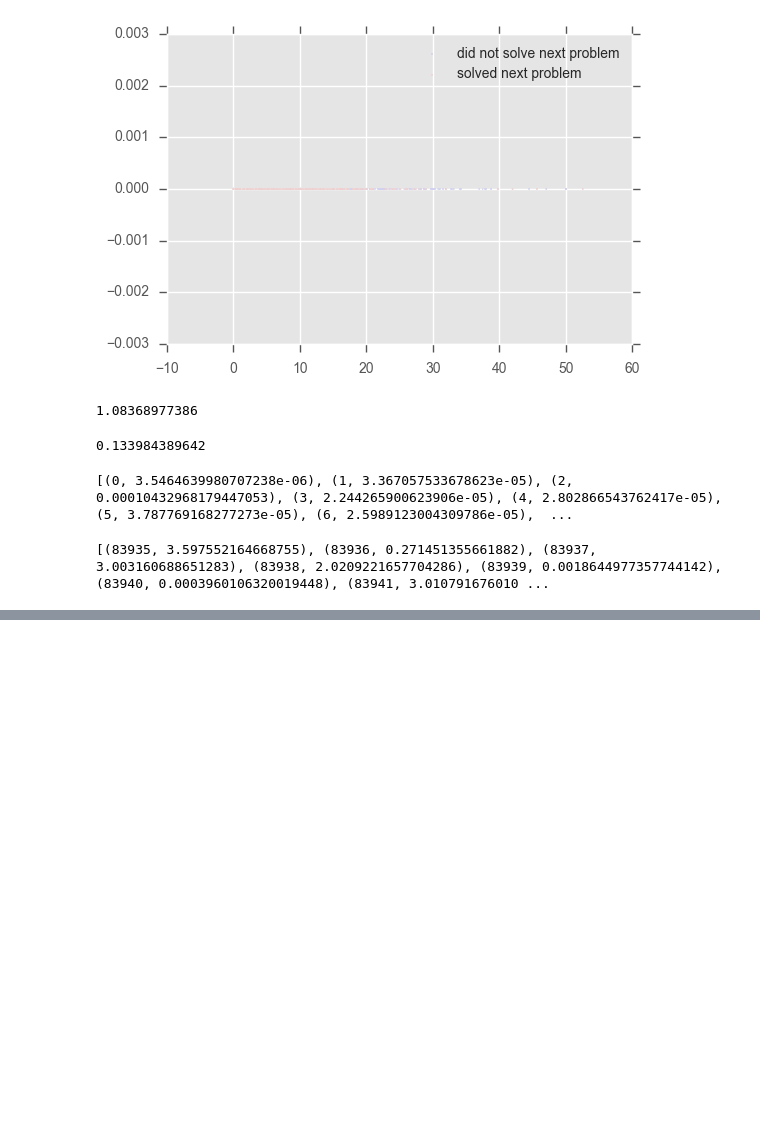
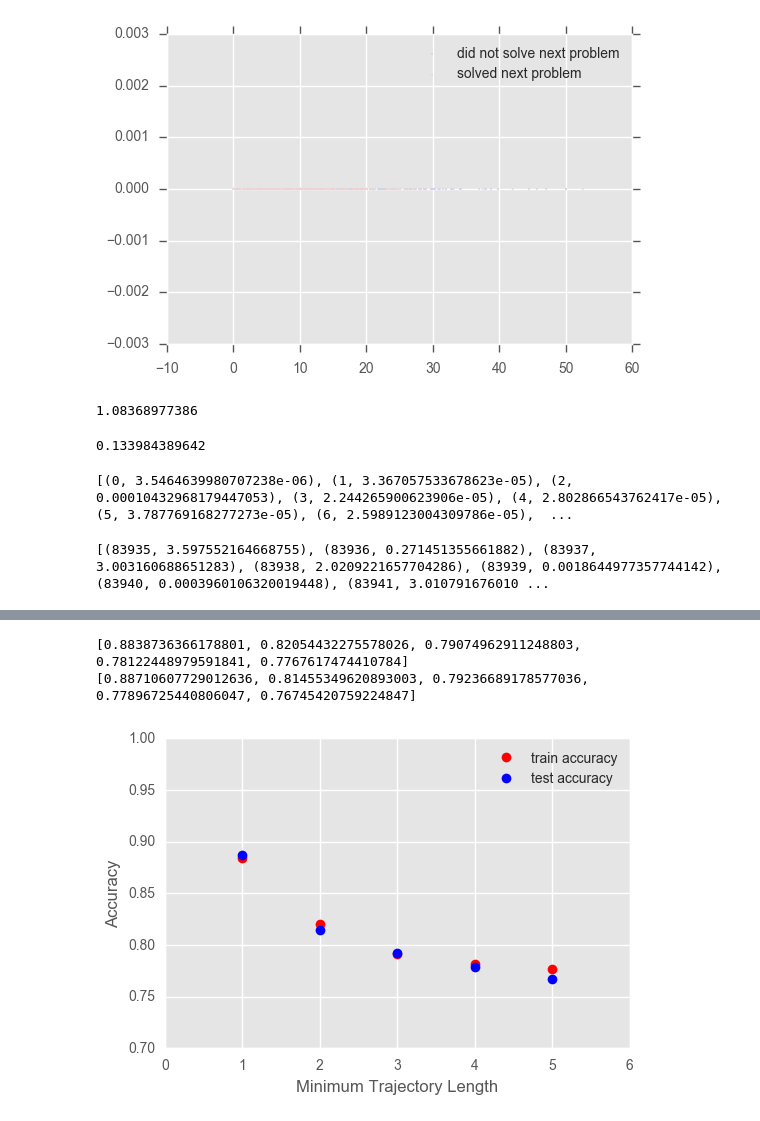
Before and after one commit to lisa-1010/dkt, a Jupyter notebook: code/baselines-results.ipynb, the cells around one changed output, grey strips where cells are left out. Saved outputs shown, nothing was run; the diff lists cells and outputs as text; code cells hidden in the pictures; blank space fills up the shorter version.

```diff
--- a/code/baselines-results.ipynb
+++ b/code/baselines-results.ipynb
@@ -17,6 +17,8 @@ import matplotlib as mpl
 import matplotlib.pyplot as plt
 import seaborn as sns
 %matplotlib inline
+from matplotlib import style
+style.use('seaborn-whitegrid')
 # %% [output]
 The autoreload extension is already loaded. To reload it, use:
   %reload_ext autoreload
@@ -59,8 +65,7 @@ print test_accs
 # %% [output]
 [0.88207225630538511, 0.79780960404380796, 0.74540599968588028, 0.69878253568429893, 0.68516060525617206]
 # %%
-from matplotlib import style
-style.use('ggplot')
+
 plt.plot(minlens, train_accs, 'b', label="train accuracy")
 plt.plot(minlens, test_accs, 'r', label="test accuracy")
 plt.legend(loc="upper right")
@@ -120,0 +143,4 @@ print traj_to_score_map.items()[-20:]
+# %%
+hoc_num = 18
+minlen = 3
+train_acc, test_acc = baseline_pathscore(hoc_num, minlen=minlen, use_pathscore_only=False, model='svm')
@@ -120,0 +156,8 @@ print traj_to_score_map.items()[-20:]
+# %%
+hoc_num = 18
+train_accs, test_accs = [], []
+minlens = range(1,6)
+for minlen in minlens:
+    train_acc, test_acc = baseline_pathscore(hoc_num, minlen=minlen, use_pathscore_only=False, model='log_reg')
+    train_accs.append(train_acc)
+    test_accs.append(test_acc)
@@ -120,0 +182,16 @@ print traj_to_score_map.items()[-20:]
+# %%
+print train_accs
+print test_accs
+# %% [output]
+[0.8838736366178801, 0.82054432275578026, 0.79074962911248803, 0.78122448979591841, 0.7767617474410784]
+[0.88710607729012636, 0.81455349620893003, 0.79236689178577036, 0.77896725440806047, 0.76745420759224847]
+# %%
+plt.plot(minlens, train_accs, 'ro', label="train accuracy")
+plt.plot(minlens, test_accs, 'bo', label="test accuracy")
+plt.legend(loc="upper right")
+plt.xlabel('Minimum Trajectory Length')
+plt.ylabel('Accuracy')
+plt.axis([0, 6, 0.7, 1.0])
+plt.show()
+# %% [output]
+[figure, added]
```
Also changed, not shown: parts of 20 cells of this notebook, 3 other files.
